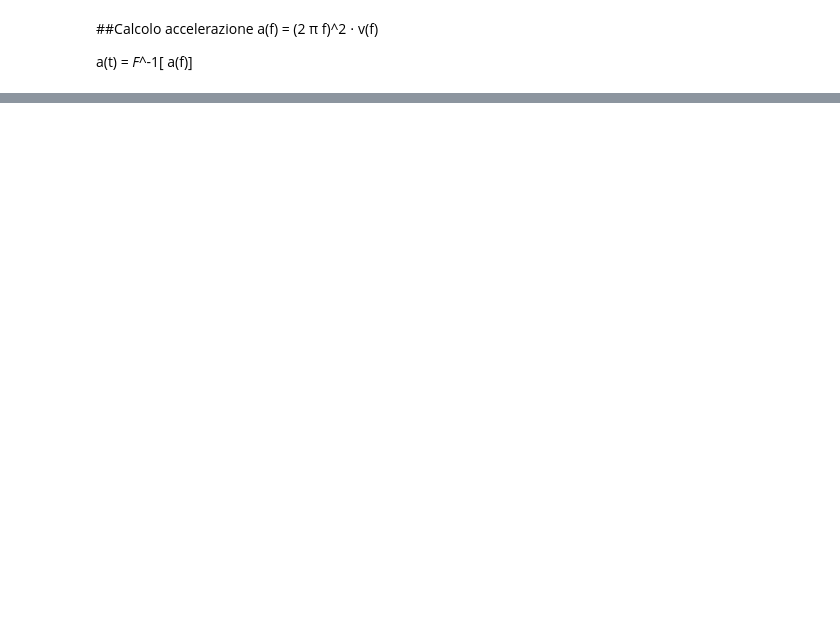
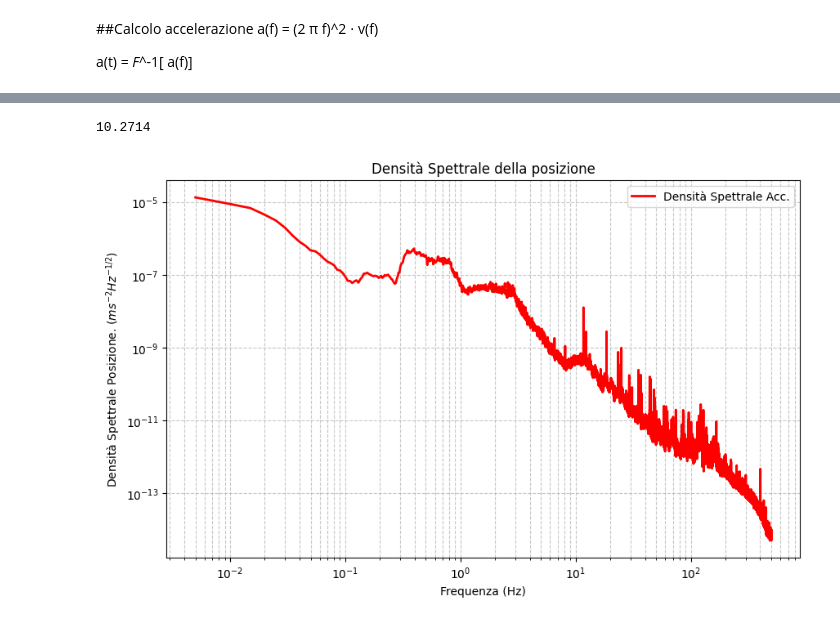
Before and after one commit to Gaianeve/Real_Mega_Fufi, a Jupyter notebook: Robot/Forza_sisma.ipynb, the cells around one changed output, grey strips where cells are left out. Saved outputs shown, nothing was run; the diff lists cells and outputs as text; code cells hidden in the pictures; blank space fills up the shorter version.

```diff
--- a/Robot/Forza_sisma.ipynb
+++ b/Robot/Forza_sisma.ipynb
@@ -89,0 +111,17 @@ plt.show()
+# %%
+print(mass)
+# %% [output]
+10.2714
+# %%
+x_spec =  v_spec/( 2 * np.pi * freq)
+
+plt.figure(figsize=(10, 6))
+plt.loglog(freq, x_spec, label='Densità Spettrale Acc.', color='red', linewidth=2)
+plt.xlabel('Frequenza (Hz)')
+plt.ylabel('Densità Spettrale Posizione. ($ms^{-2} Hz^{-1/2}$)')
+plt.title('Densità Spettrale della posizione')
+plt.grid(True, which='both', linestyle='--', alpha=0.7)
+plt.legend()
+plt.show()
+# %% [output]
+[figure, added]
```
Also changed, not shown: parts of 4 cells of this notebook.
